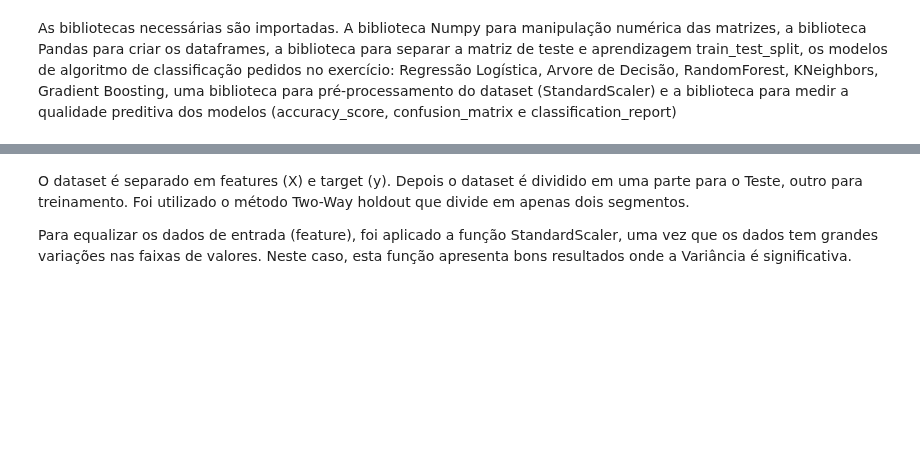
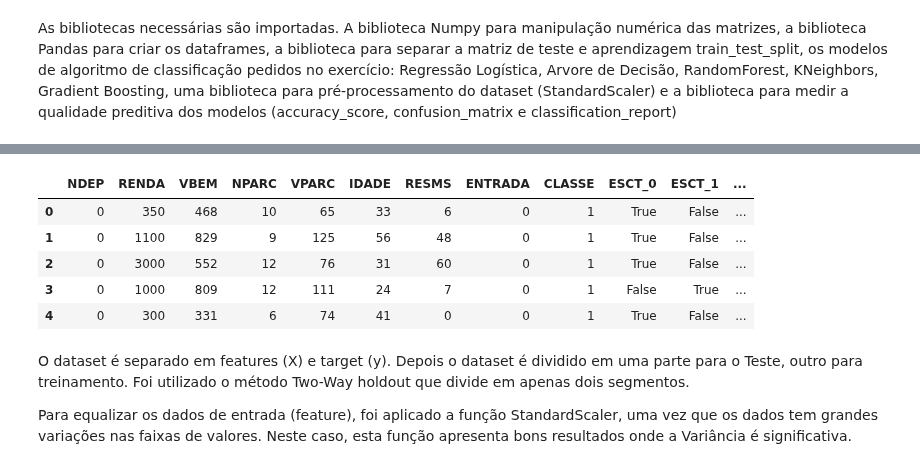
Before and after one commit to helioacastro/Aprendizagem-de-Maquina, a Jupyter notebook: notebooks/AM_T1_HELIO_ARAUJO_E_CASTRO.ipynb, the cells around one changed output, grey strips where cells are left out. Cells and saved outputs as stored; diff of their text form; code cells hidden in the pictures; blank space fills up the shorter version.

```diff
--- a/notebooks/AM_T1_HELIO_ARAUJO_E_CASTRO.ipynb
+++ b/notebooks/AM_T1_HELIO_ARAUJO_E_CASTRO.ipynb
@@ -50,3 +58,14 @@ memory usage: 140.7 KB
+# %%
+dataset = pd.get_dummies(dataset, columns=['ESCT','TIPOR','TEL'])
+
+dataset.head()
+# %% [output]
+|  | NDEP | RENDA | VBEM | NPARC | VPARC | IDADE | RESMS | ENTRADA | CLASSE | ESCT_0 | ESCT_1 | ... |
+| 0 | 0 | 350 | 468 | 10 | 65 | 33 | 6 | 0 | 1 | True | False | ... |
+| 1 | 0 | 1100 | 829 | 9 | 125 | 56 | 48 | 0 | 1 | True | False | ... |
+| 2 | 0 | 3000 | 552 | 12 | 76 | 31 | 60 | 0 | 1 | True | False | ... |
+| 3 | 0 | 1000 | 809 | 12 | 111 | 24 | 7 | 0 | 1 | False | True | ... |
+| 4 | 0 | 300 | 331 | 6 | 74 | 41 | 0 | 0 | 1 | True | False | ... |
 # %% [markdown]
 O dataset é separado em features (X) e target (y). Depois o dataset é dividido em uma parte para o Teste, outro para treinamento. Foi utilizado o método Two-Way holdout que divide em apenas dois segmentos.
 
```
Also changed, not shown: parts of 5 cells of this notebook.
